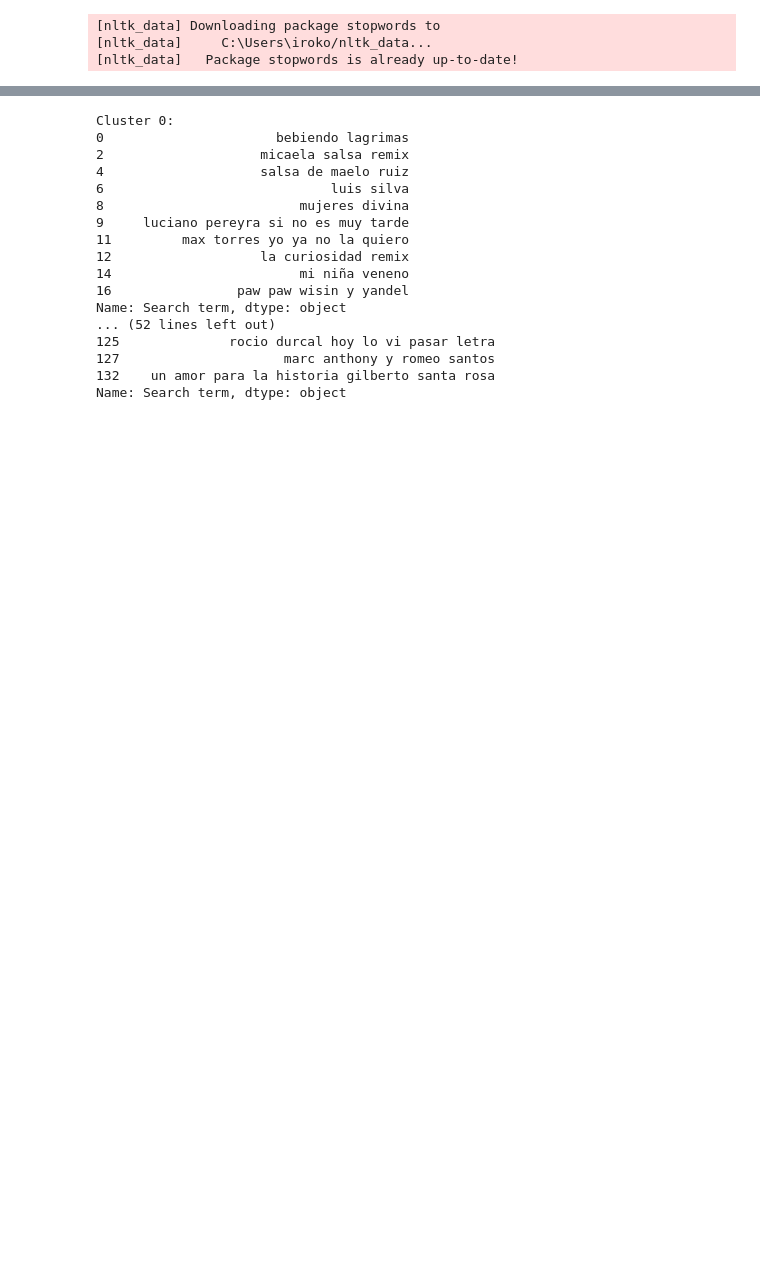
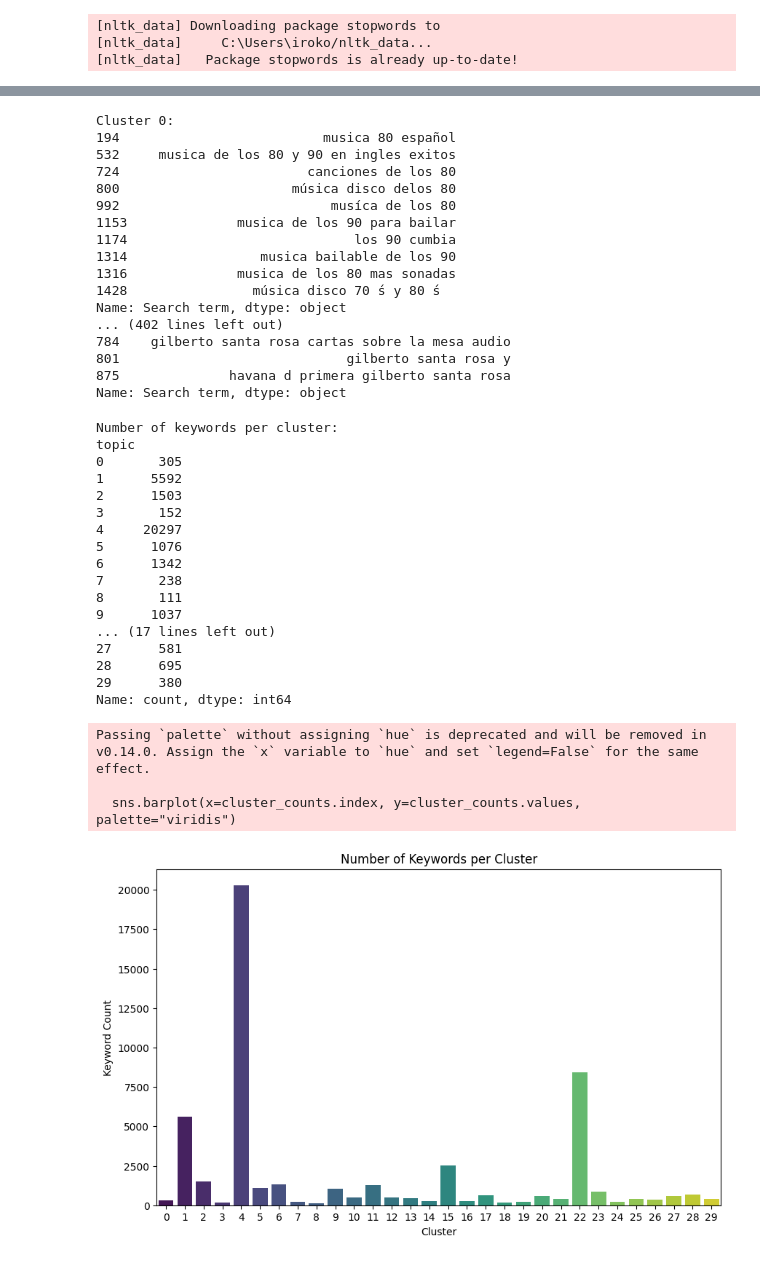
Before and after one commit to iroko537/ADS, a Jupyter notebook: GoogleAdsKeywords/kws_clustering.ipynb, the cells around one changed output, grey strips where cells are left out. Cells and saved outputs as stored; diff of their text form; code cells hidden in the pictures; blank space fills up the shorter version.

```diff
--- a/GoogleAdsKeywords/kws_clustering.ipynb
+++ b/GoogleAdsKeywords/kws_clustering.ipynb
@@ -6,4 +6,4 @@ from sklearn.feature_extraction.text import TfidfVectorizer
 from sklearn.cluster import KMeans
 
 # Define parameters
-num_clusters = 5  # Set your desired number of clusters here
+num_clusters = 30  # Set your desired number of clusters here
@@ -85,19 +87,59 @@ for i in range(num_clusters):  # Assuming you chose 5 clusters
     print("\n")
 # %% [output]
 Cluster 0:
-0                      bebiendo lagrimas
-2                    micaela salsa remix
-4                    salsa de maelo ruiz
-6                             luis silva
-8                         mujeres divina
-9     luciano pereyra si no es muy tarde
-11         max torres yo ya no la quiero
-12                   la curiosidad remix
-14                        mi niña veneno
-16                paw paw wisin y yandel
+194                          musica 80 español
+532     musica de los 80 y 90 en ingles exitos
+724                        canciones de los 80
+800                      música disco delos 80
+992                           musíca de los 80
+1153              musica de los 90 para bailar
+1174                             los 90 cumbia
+1314                 musica bailable de los 90
+1316              musica de los 80 mas sonadas
+1428                música disco 70 ́s y 80 ́s
 Name: Search term, dtype: object
-... (52 lines left out)
-125              rocio durcal hoy lo vi pasar letra
-127                     marc anthony y romeo santos
-132    un amor para la historia gilberto santa rosa
+... (402 lines left out)
+784    gilberto santa rosa cartas sobre la mesa audio
+801                             gilberto santa rosa y
+875              havana d primera gilberto santa rosa
 Name: Search term, dtype: object
+# %%
+import matplotlib.pyplot as plt
+import seaborn as sns
+
+# Count the number of keywords per cluster
+cluster_counts = keywords_df['topic'].value_counts().sort_index()
+
+# Display the counts
+print("Number of keywords per cluster:")
+print(cluster_counts)
+
+# Visualize the counts
+plt.figure(figsize=(10, 6))
+sns.barplot(x=cluster_counts.index, y=cluster_counts.values, palette="viridis")
+plt.title('Number of Keywords per Cluster')
+plt.xlabel('Cluster')
+plt.ylabel('Keyword Count')
+plt.show()
+# %% [output]
+Number of keywords per cluster:
+topic
+0       305
+1      5592
+2      1503
+3       152
+4     20297
+5      1076
+6      1342
+7       238
+8       111
+9      1037
+... (17 lines left out)
+27      581
+28      695
+29      380
+Name: count, dtype: int64
+Passing `palette` without assigning `hue` is deprecated and will be removed in v0.14.0. Assign the `x` variable to `hue` and set `legend=False` for the same effect.
+
+  sns.barplot(x=cluster_counts.index, y=cluster_counts.values, palette="viridis")
+[figure, added]
```
Also changed, not shown: parts of 2 cells of this notebook.
